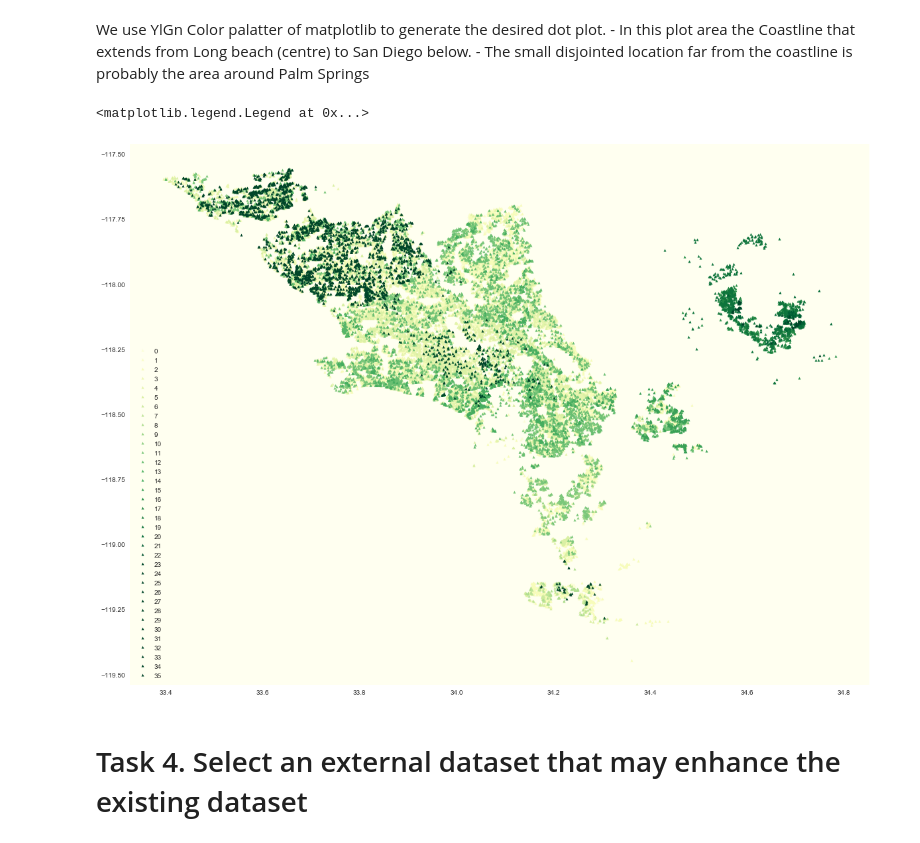
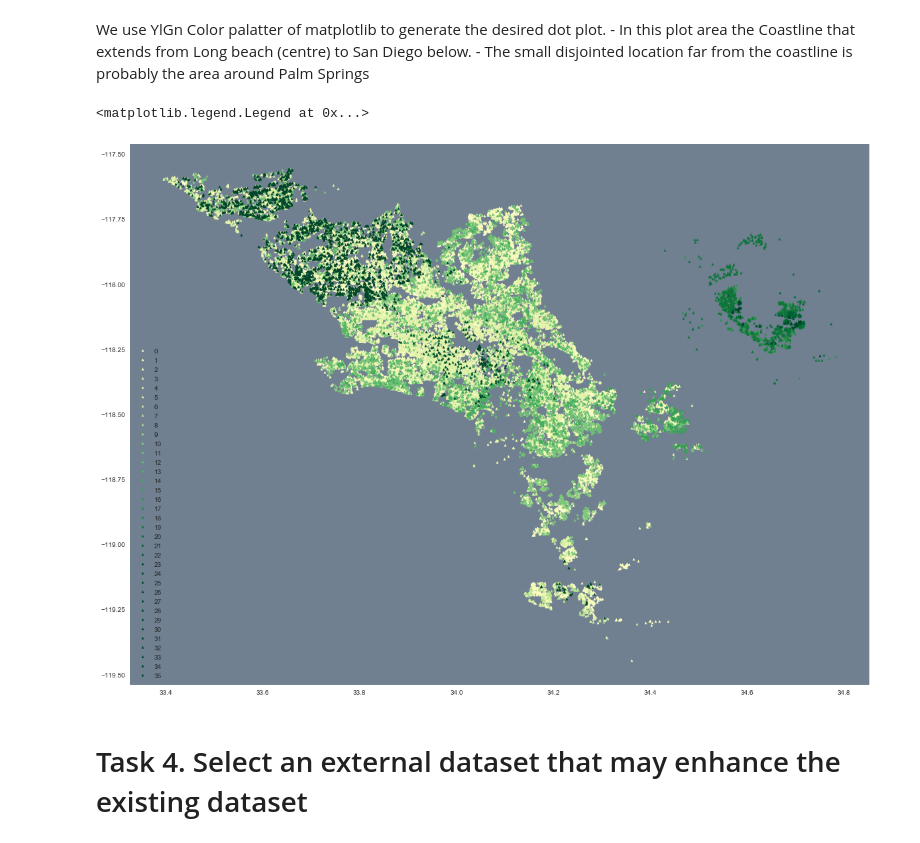
Before and after one commit to ibipul/CSE519, a Jupyter notebook: HW3/Tasks 1-2-3-4-5.ipynb, the cells around one changed output. Drawn from its saved outputs; the diff is of its cells as text; code cells hidden in the pictures.

```diff
--- a/HW3/Tasks 1-2-3-4-5.ipynb
+++ b/HW3/Tasks 1-2-3-4-5.ipynb
@@ -558,25 +558,25 @@ We use YlGn Color palatter of matplotlib to generate the desired dot plot.
     - The small disjointed location far from the coastline is probably the area around Palm Springs
 # %%
 fig = plt.figure(figsize=(20,15))
-ax = fig.add_subplot(111,facecolor='ivory')
+ax = fig.add_subplot(111,facecolor='slategrey')
 color=iter(cm.YlGn(np.linspace(0,3,2*len(cl_data.label.unique()))))
 #c=next(color)
 ax.margins(0.05)
 ax.grid(False)
 for name, group in groups:
     c=next(color)
     lats = group.latitude
     lons = group.longitude
     if name == -1:
           # Filtering out the Noise (aka points that couldn't be clustered)
         continue
     else:
         ax.plot(lats, lons, marker='^', ms=4, linestyle='', label=name, color=c)
 
 ax.legend()
 # %% [output]
 <matplotlib.legend.Legend at 0x...>
-[figure, old version]
+[figure, new version]
 # %% [markdown]
 # Task 4. Select an external dataset that may enhance the existing dataset
 # %%
```
